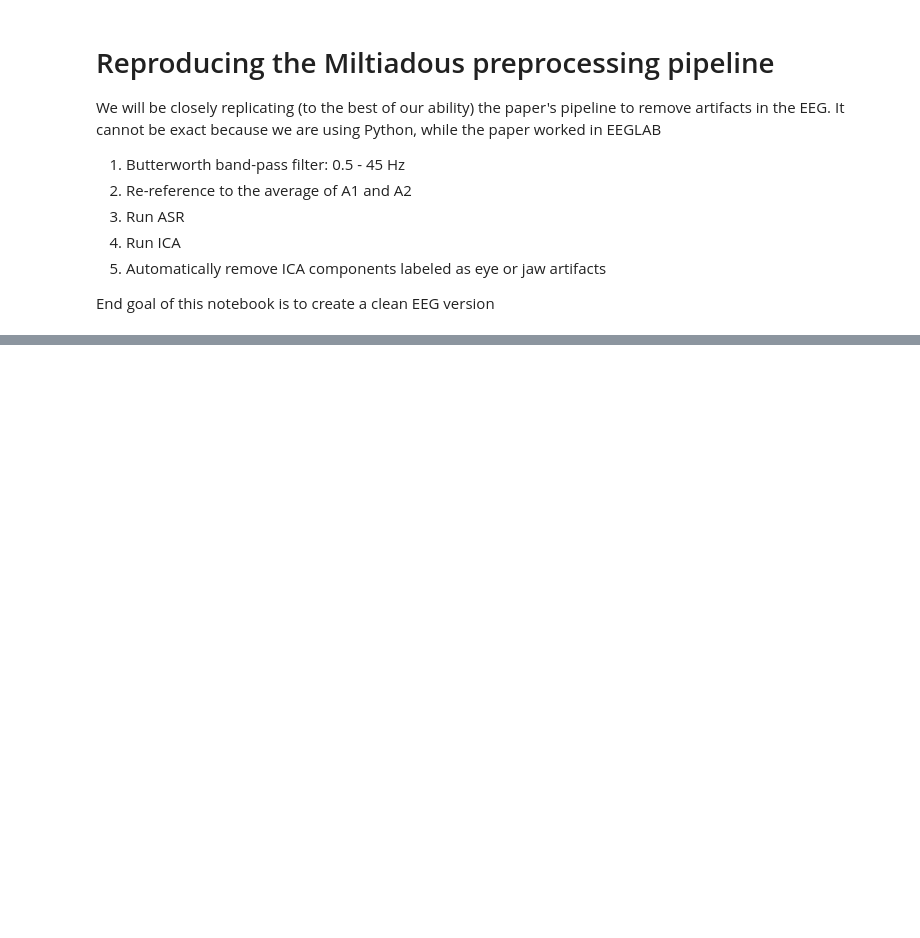
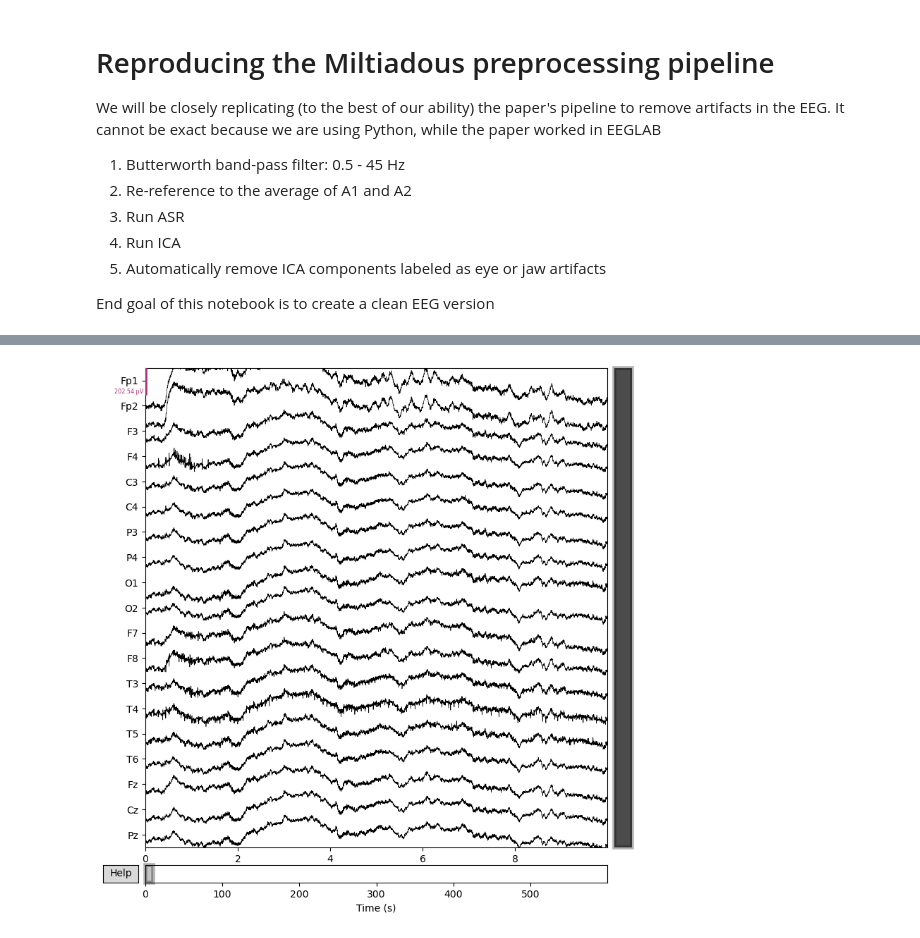
Before and after one commit to LasyaYadlapati/resting-state-eeg-analysis, a Jupyter notebook: filter.ipynb, the cells around one changed output, grey strips where cells are left out. Drawn from its saved outputs; the diff is of its cells as text; code cells hidden in the pictures; blank space fills up the shorter version.

```diff
--- a/filter.ipynb
+++ b/filter.ipynb
@@ -22,0 +46,5 @@ NameError: name 'raw' is not defined
+# %%
+# visualize raw EEG
+raw.plot(duration=10, scalings="auto");
+# %% [output]
+[figure, added]
```
Also changed, not shown: parts of 10 cells of this notebook, 1 other file.
